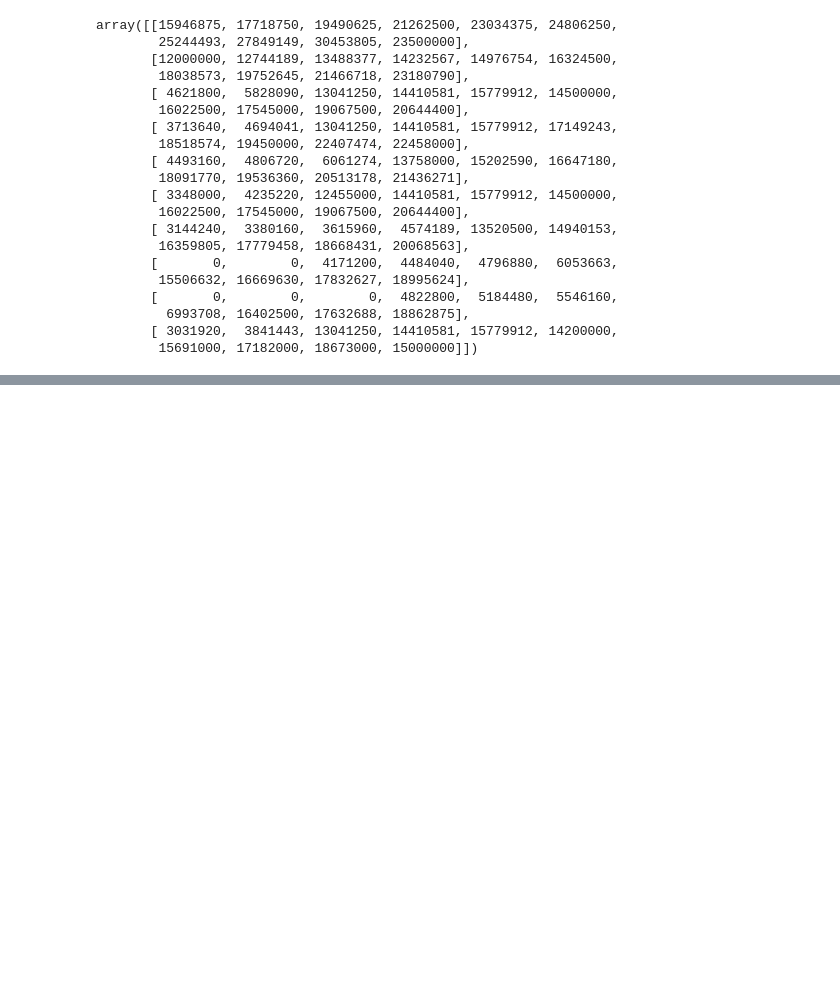
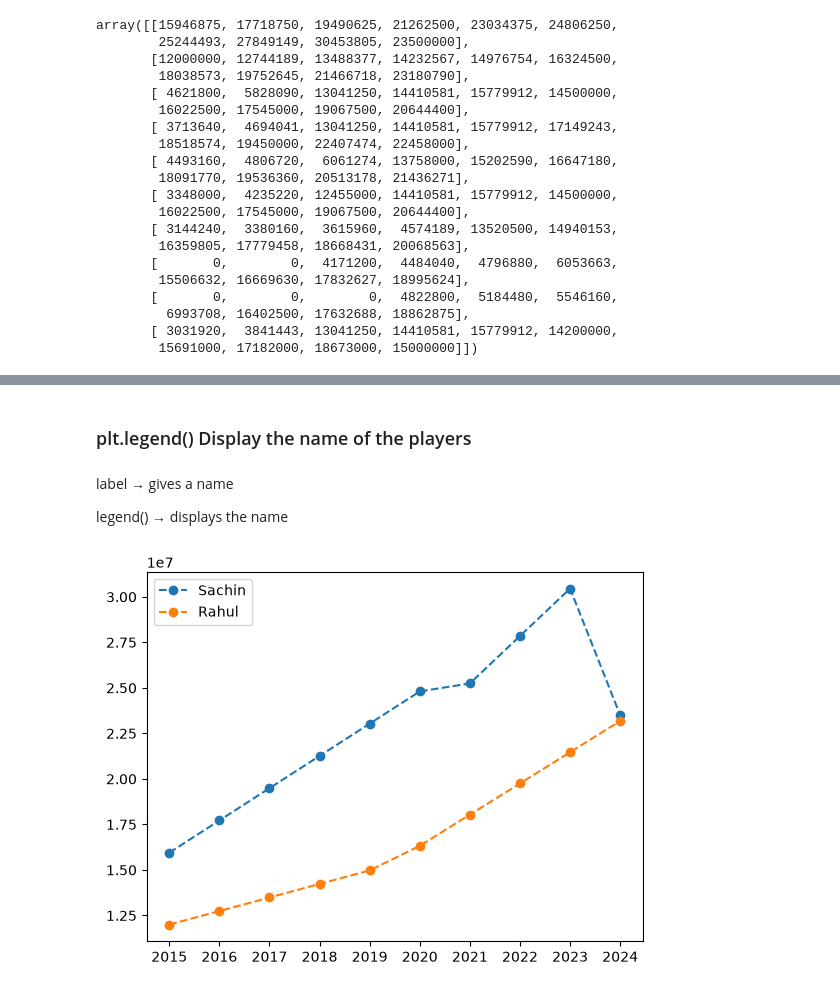
Before and after one commit to HarvindarRaghav/Full-Stack-Data-Science-with-Gen-AI-Agentic-AI, a Jupyter notebook: 01_Python/19-MatplotLib/matplotlib-poc.ipynb, the cells around one changed output, grey strips where cells are left out. Cells and saved outputs as stored; diff of their text form; code cells hidden in the pictures; blank space fills up the shorter version.

```diff
--- a/01_Python/19-MatplotLib/matplotlib-poc.ipynb
+++ b/01_Python/19-MatplotLib/matplotlib-poc.ipynb
@@ -136,0 +149,16 @@ array([[15946875, 17718750, 19490625, 21262500, 23034375, 24806250,
+# %% [markdown]
+### plt.legend() Display the name of the players
+# %% [markdown]
+label → gives a name
+
+legend() → displays the name
+# %%
+# Plotting with different line styles here ls is used to change the line style and marker is used to change the marker style
+plt.plot(Seasons, Salary[0], label='Sachin', marker='o', ls = '--')
+plt.plot(Seasons, Salary[1], label='Rahul', marker='o', ls = '--')
+# here legend is used to show the label of the players in the graph
+plt.legend()
+# here show is used to show the graph
+plt.show()
+# %% [output]
+[figure, added]
```
Also changed, not shown: parts of 2 cells of this notebook.
